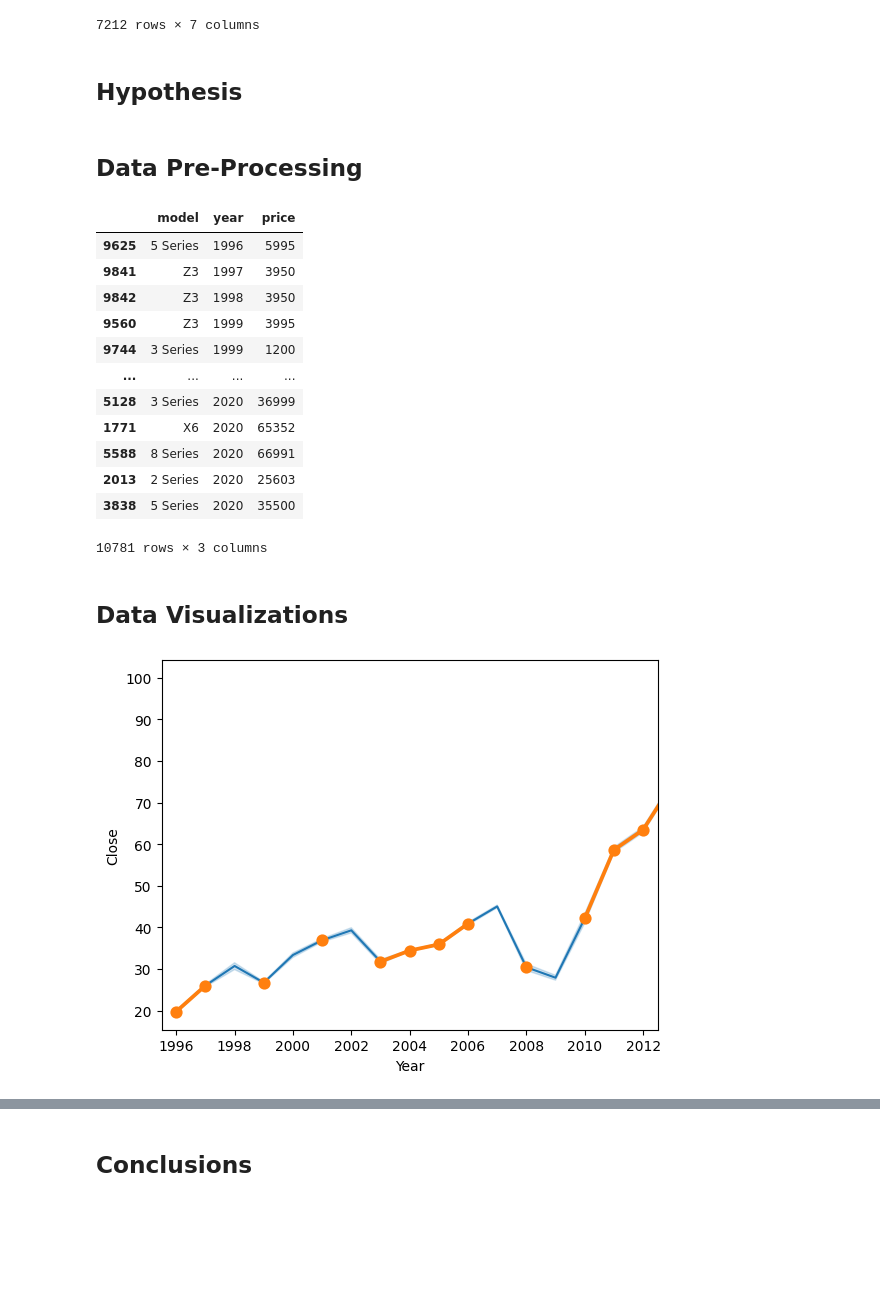
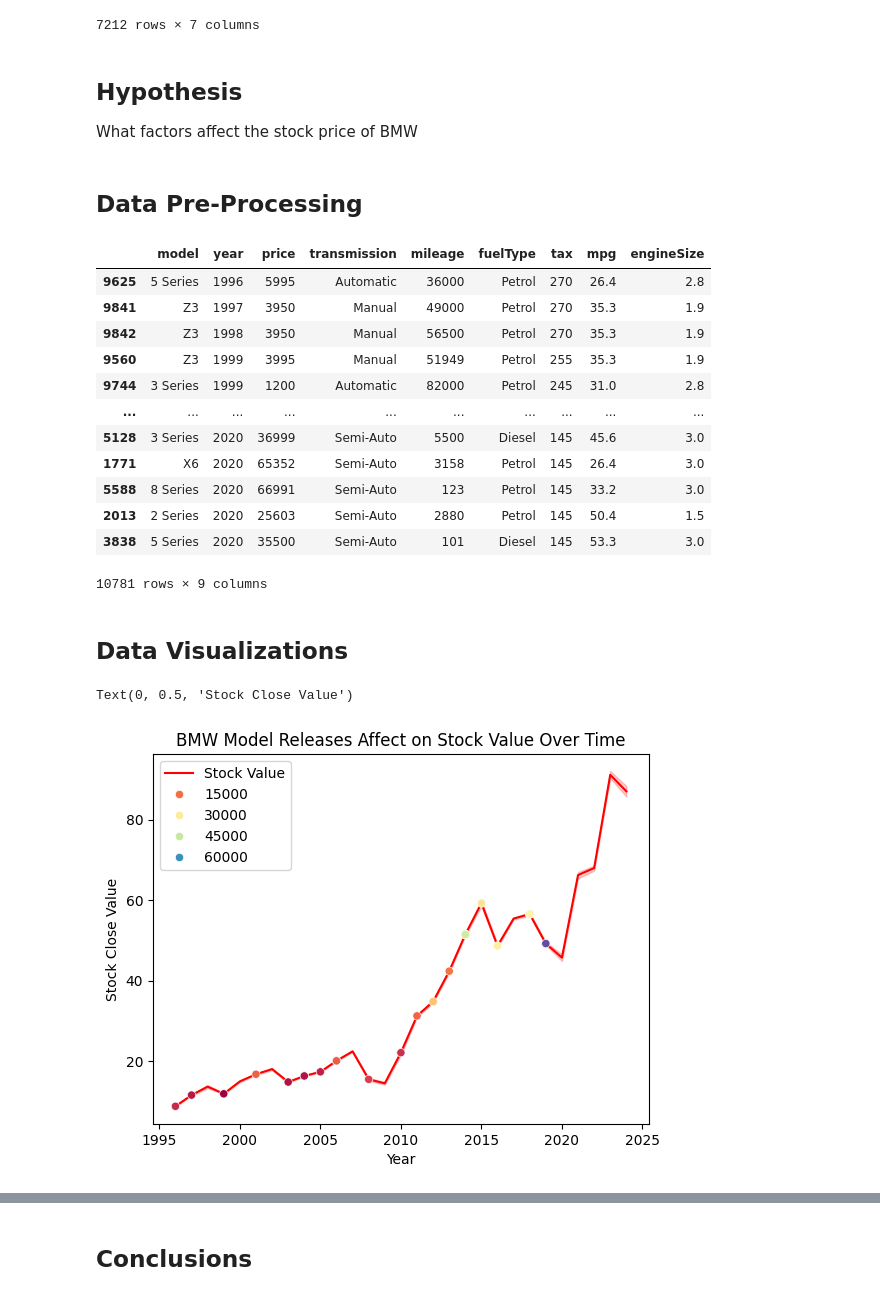
Before and after one commit to Kev-in123/DATA-200-Midterm, a Jupyter notebook: Midterm.ipynb, the cells around one changed output, grey strips where cells are left out. Cells and saved outputs as stored; diff of their text form; code cells hidden in the pictures; blank space fills up the shorter version.

Commit message:
Add files via upload
First visualization is almost complete, but legend still needs to be cleaned up

```diff
--- a/Midterm.ipynb
+++ b/Midterm.ipynb
@@ -33,11 +33,12 @@ data_bmw
 7212 rows × 7 columns
 # %% [markdown]
 ## Hypothesis
+What factors affect the stock price of BMW
 # %% [markdown]
 ## Data Pre-Processing
 # %%
 # remove irellevant columns
-data_cars = data_cars.drop(columns=['mileage','transmission','mileage','fuelType','tax','mpg','engineSize'])
+#ata_cars = data_cars.drop(columns=['mileage','transmission','mileage','fuelType','tax','mpg','engineSize']) These columns can be used for the visualizations
 
 # since our stock data starts at 1996, we will gather all cars that had at least one model since 1996
 data_cars = data_cars[data_cars["year"] >= 1996]
@@ -46,22 +47,22 @@ data_cars = data_cars.sort_values(by=["year"], ascending=True)
 
 data_cars
 # %% [output]
-|  | model | year | price |
-| 9625 | 5 Series | 1996 | 5995 |
-| 9841 | Z3 | 1997 | 3950 |
-| 9842 | Z3 | 1998 | 3950 |
-| 9560 | Z3 | 1999 | 3995 |
-| 9744 | 3 Series | 1999 | 1200 |
-| ... | ... | ... | ... |
-| 5128 | 3 Series | 2020 | 36999 |
-| 1771 | X6 | 2020 | 65352 |
-| 5588 | 8 Series | 2020 | 66991 |
-| 2013 | 2 Series | 2020 | 25603 |
-| 3838 | 5 Series | 2020 | 35500 |
+|  | model | year | price | transmission | mileage | fuelType | tax | mpg | engineSize |
+| 9625 | 5 Series | 1996 | 5995 | Automatic | 36000 | Petrol | 270 | 26.4 | 2.8 |
+| 9841 | Z3 | 1997 | 3950 | Manual | 49000 | Petrol | 270 | 35.3 | 1.9 |
+| 9842 | Z3 | 1998 | 3950 | Manual | 56500 | Petrol | 270 | 35.3 | 1.9 |
+| 9560 | Z3 | 1999 | 3995 | Manual | 51949 | Petrol | 255 | 35.3 | 1.9 |
+| 9744 | 3 Series | 1999 | 1200 | Automatic | 82000 | Petrol | 245 | 31.0 | 2.8 |
+| ... | ... | ... | ... | ... | ... | ... | ... | ... | ... |
+| 5128 | 3 Series | 2020 | 36999 | Semi-Auto | 5500 | Diesel | 145 | 45.6 | 3.0 |
+| 1771 | X6 | 2020 | 65352 | Semi-Auto | 3158 | Petrol | 145 | 26.4 | 3.0 |
+| 5588 | 8 Series | 2020 | 66991 | Semi-Auto | 123 | Petrol | 145 | 33.2 | 3.0 |
+| 2013 | 2 Series | 2020 | 25603 | Semi-Auto | 2880 | Petrol | 145 | 50.4 | 1.5 |
+| 3838 | 5 Series | 2020 | 35500 | Semi-Auto | 101 | Diesel | 145 | 53.3 | 3.0 |
-10781 rows × 3 columns
+10781 rows × 9 columns
 # %%
 # adds a column that specifies the year of each stock, important for joining the datasets because the other dataset only has year
-data_bmw["Year"] = data_bmw["Date"].str.strip().str.extract(r"(\d{4})")
+data_bmw["Year"] = data_bmw["Date"].str.strip().str.extract(r"(\d{4})").astype(int)
 
 
 # This groups by the years and averages on all the other columns (other than date)
@@ -71,7 +72,6 @@ avg_year = (
     .sort_values("Year").reset_index()
     .rename(columns = {"Year" : "year"})
     )
-avg_year["year"] = avg_year["year"].astype(int)
 
 # This filters for the years each model was released
 model_release = data_cars.loc[data_cars.groupby("model")["year"].idxmin()].sort_values("year").reset_index(drop=True)
@@ -81,8 +81,13 @@ bmw_merge = pd.merge(model_release, avg_year, on = "year").drop_duplicates()
 # %% [markdown]
 ## Data Visualizations
 # %%
-# This shows the stock close over time with points indicating when a new model is released, half the graph is cut off because of the xaxis ticks, but i've been stuck on xaxis labels for over an hour so i'll come back to it
-sns.lineplot(data = data_bmw, y = "Close", x = "Year").xaxis.set_major_locator(ticker.MultipleLocator(base=2))
-sns.pointplot(data = bmw_merge, y = "Close", x = "year").xaxis.set_major_locator(ticker.MultipleLocator(base=2))
+# This shows the adjusted stock close over time with points indicating when a new model is released and their price, legend still needs to be fixed
+sns.lineplot(data = data_bmw, y = "Adj_Close", x = "Year", color = "red", zorder = 1, label = "Stock Value")
+sns.scatterplot(data = bmw_merge, y = "Adj_Close", x = "year", hue = "price",  palette="Spectral", zorder = 2)
+plt.title("BMW Model Releases Affect on Stock Value Over Time")
+plt.legend()
+plt.xlabel("Year")
+plt.ylabel("Stock Close Value")
 # %% [output]
+Text(0, 0.5, 'Stock Close Value')
-[figure, old version]
+[figure, new version]
```
Also changed, not shown: parts of 2 cells of this notebook.
